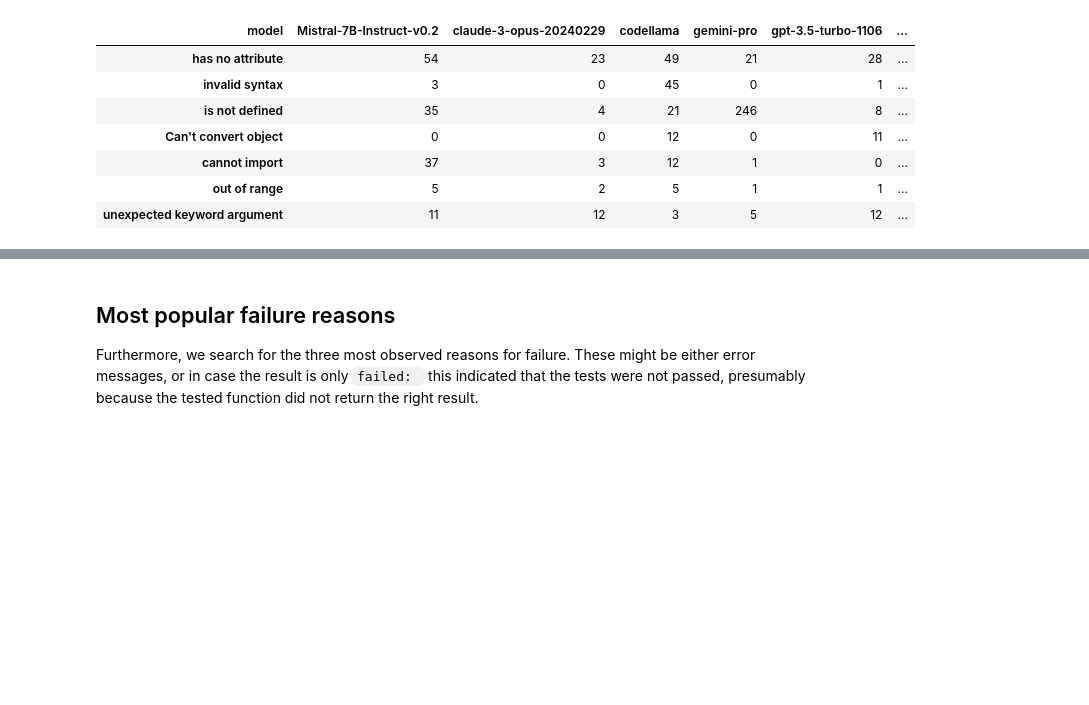
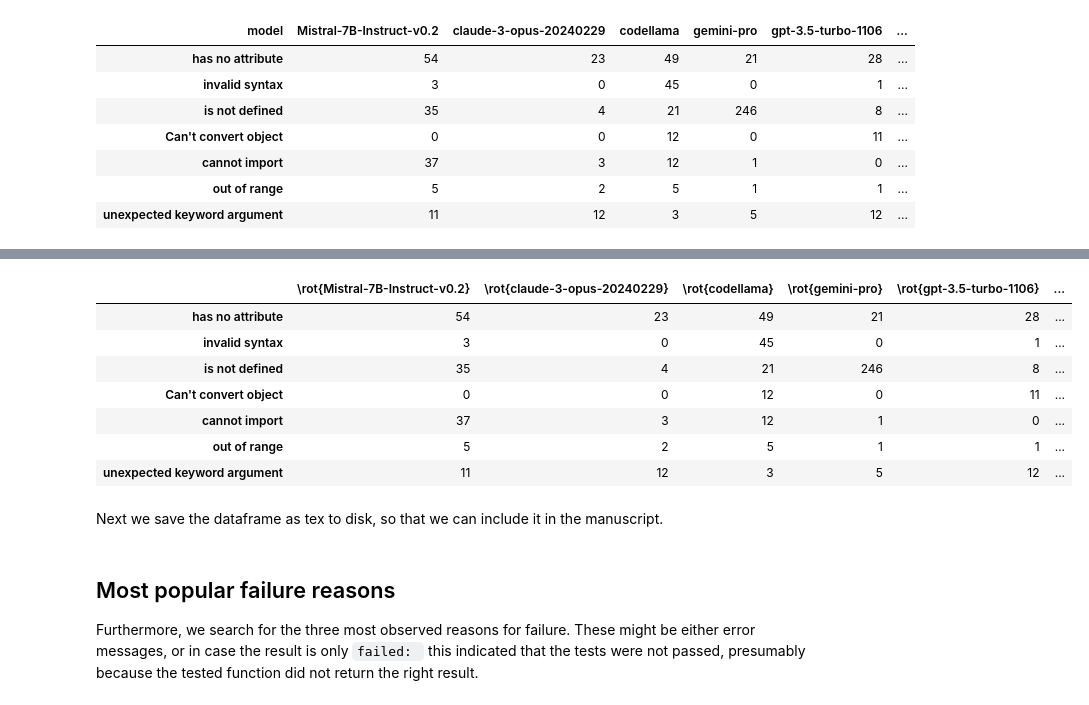
Before and after one commit to haesleinhuepf/human-eval-bia, a Jupyter notebook: demo/summarize_error_messages.ipynb, the cells around one changed output, grey strips where cells are left out. Drawn from its saved outputs; the diff is of its cells as text; code cells hidden in the pictures; blank space fills up the shorter version.

```diff
--- a/demo/summarize_error_messages.ipynb
+++ b/demo/summarize_error_messages.ipynb
@@ -85,0 +92,22 @@ error_counts
+# %%
+# Renaming columns with the specified format
+new_columns = [f"\\rot{{{col}}}" for col in error_counts.columns]
+error_counts.columns = new_columns
+# %%
+# Iterate over the columns and format new names
+new_column_names = [f"\\rot{{{col}}}" for col in error_counts.columns]
+
+# Update the DataFrame columns
+error_counts.columns = new_column_names
+error_counts
+# %% [output]
+|  | \rot{Mistral-7B-Instruct-v0.2} | \rot{claude-3-opus-20240229} | \rot{codellama} | \rot{gemini-pro} | \rot{gpt-3.5-turbo-1106} | ... |
+| has no attribute | 54 | 23 | 49 | 21 | 28 | ... |
+| invalid syntax | 3 | 0 | 45 | 0 | 1 | ... |
+| is not defined | 35 | 4 | 21 | 246 | 8 | ... |
+| Can't convert object | 0 | 0 | 12 | 0 | 11 | ... |
+| cannot import | 37 | 3 | 12 | 1 | 0 | ... |
+| out of range | 5 | 2 | 5 | 1 | 1 | ... |
+| unexpected keyword argument | 11 | 12 | 3 | 5 | 12 | ... |
+# %% [markdown]
+Next we save the dataframe as tex to disk, so that we can include it in the manuscript.
```
Also changed, not shown: parts of 4 cells of this notebook, 5 other files.
